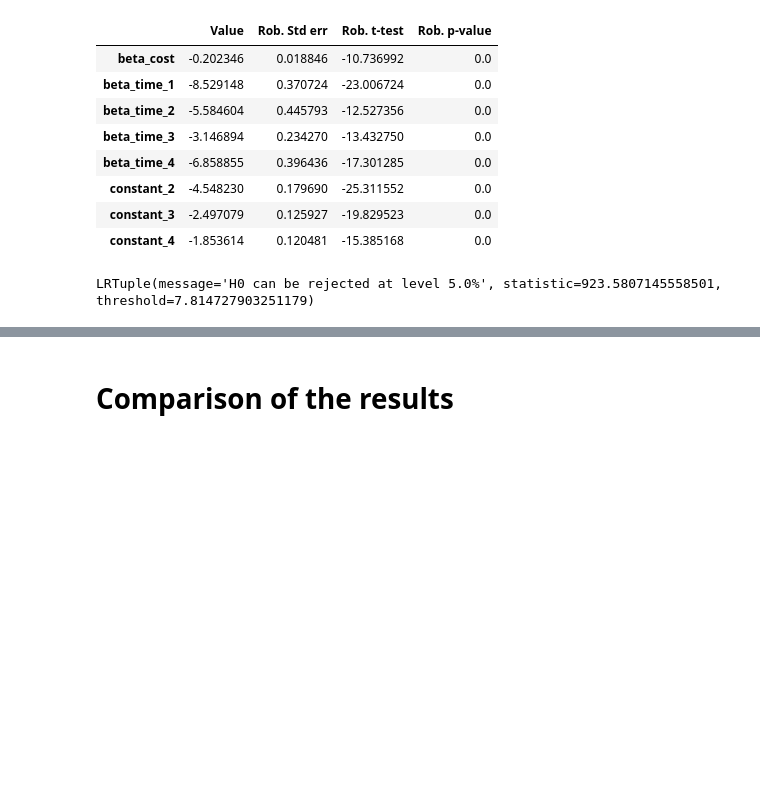
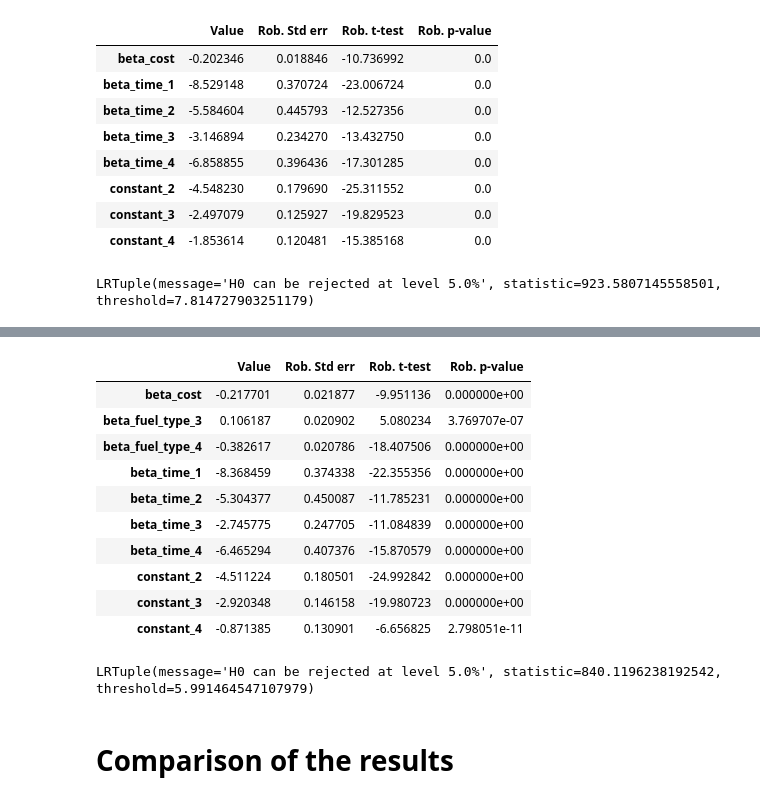
Before and after one commit to GAnagno/Choice, a Jupyter notebook: assignment.ipynb, the cells around one changed output, grey strips where cells are left out. Saved outputs shown, nothing was run; the diff lists cells and outputs as text; code cells hidden in the pictures; blank space fills up the shorter version.

```diff
--- a/assignment.ipynb
+++ b/assignment.ipynb
@@ -457,3 +453,21 @@ LRTuple(message='H0 can be rejected at level 5.0%', statistic=840.1196238192542,
+# %%
+all_results['Socioeco.'].getEstimatedParameters()
+# %% [output]
+|  | Value | Rob. Std err | Rob. t-test | Rob. p-value |
+| beta_cost | -0.217701 | 0.021877 | -9.951136 | 0.000000e+00 |
+| beta_fuel_type_3 | 0.106187 | 0.020902 | 5.080234 | 3.769707e-07 |
+| beta_fuel_type_4 | -0.382617 | 0.020786 | -18.407506 | 0.000000e+00 |
+| beta_time_1 | -8.368459 | 0.374338 | -22.355356 | 0.000000e+00 |
+| beta_time_2 | -5.304377 | 0.450087 | -11.785231 | 0.000000e+00 |
+| beta_time_3 | -2.745775 | 0.247705 | -11.084839 | 0.000000e+00 |
+| beta_time_4 | -6.465294 | 0.407376 | -15.870579 | 0.000000e+00 |
+| constant_2 | -4.511224 | 0.180501 | -24.992842 | 0.000000e+00 |
+| constant_3 | -2.920348 | 0.146158 | -19.980723 | 0.000000e+00 |
+| constant_4 | -0.871385 | 0.130901 | -6.656825 | 2.798051e-11 |
+# %%
+all_results['Socioeco.'].likelihood_ratio_test(all_results['Alt. spec.'], 0.05)
+# %% [output]
+LRTuple(message='H0 can be rejected at level 5.0%', statistic=840.1196238192542, threshold=5.991464547107979)
 # %% [markdown]
 # Comparison of the results
 # %%
```
Also changed, not shown: parts of 7 cells of this notebook.
